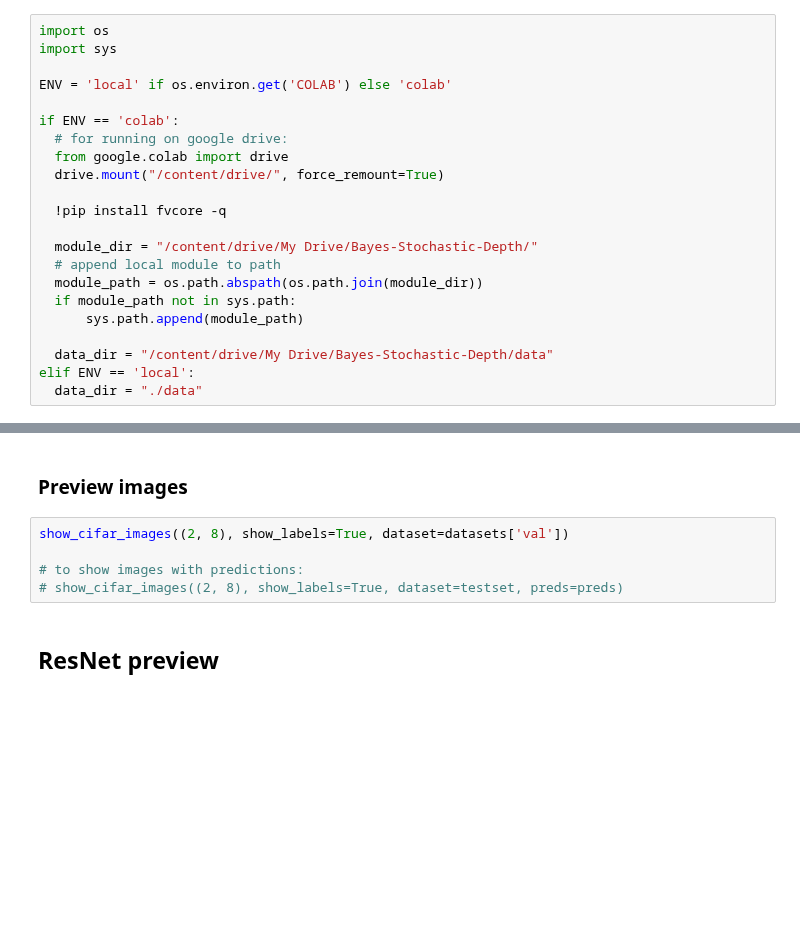
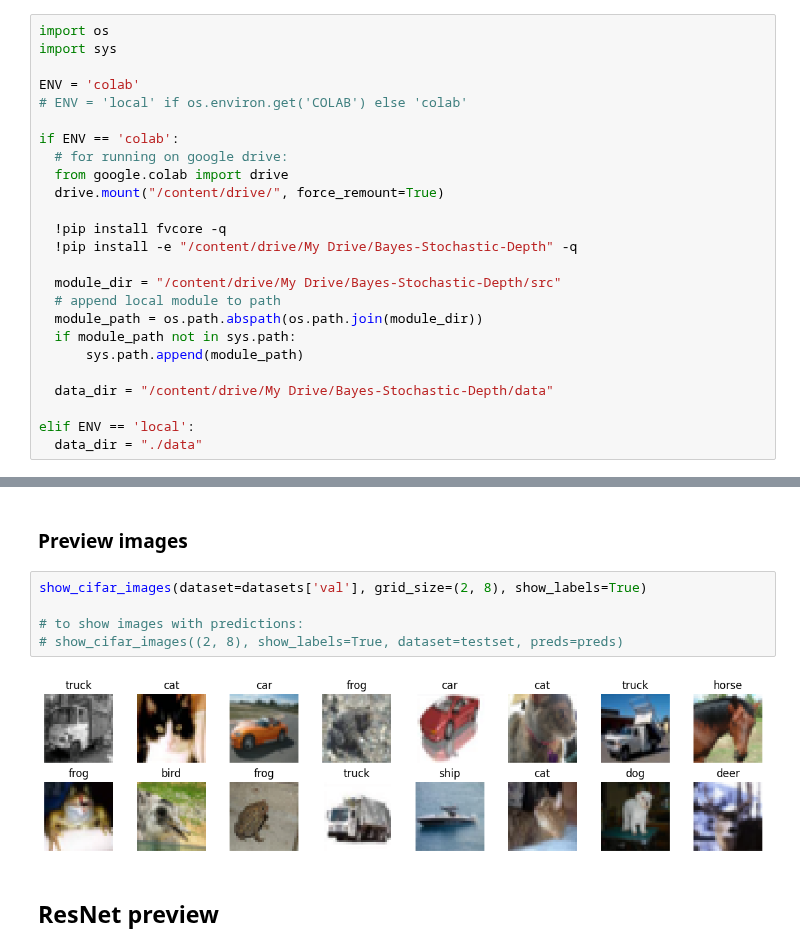
Before and after one commit to LeonY117/Bayes-Stochastic-Depth, a Jupyter notebook: notebooks/sd_CIFAR10.ipynb, the cells around one changed output, grey strips where cells are left out. Drawn from its saved outputs; the diff is of its cells as text; blank space fills up the shorter version.

```diff
--- a/notebooks/sd_CIFAR10.ipynb
+++ b/notebooks/sd_CIFAR10.ipynb
@@ -2,7 +2,8 @@
 import os
 import sys
 
-ENV = 'local' if os.environ.get('COLAB') else 'colab'
+ENV = 'colab'
+# ENV = 'local' if os.environ.get('COLAB') else 'colab'
 
 if ENV == 'colab':
   # for running on google drive:
@@ -10,13 +11,15 @@ if ENV == 'colab':
   drive.mount("/content/drive/", force_remount=True)
 
   !pip install fvcore -q
+  !pip install -e "/content/drive/My Drive/Bayes-Stochastic-Depth" -q
 
-  module_dir = "/content/drive/My Drive/Bayes-Stochastic-Depth/"
+  module_dir = "/content/drive/My Drive/Bayes-Stochastic-Depth/src"
   # append local module to path
   module_path = os.path.abspath(os.path.join(module_dir))
   if module_path not in sys.path:
       sys.path.append(module_path)
 
   data_dir = "/content/drive/My Drive/Bayes-Stochastic-Depth/data"
+
 elif ENV == 'local':
   data_dir = "./data"
@@ -77,10 +93,12 @@ datasets = load_CIFAR(data_dir, DEVICE)
 # %% [markdown]
 ### Preview images
 # %%
-show_cifar_images((2, 8), show_labels=True, dataset=datasets['val'])
+show_cifar_images(dataset=datasets['val'], grid_size=(2, 8), show_labels=True)
 
 # to show images with predictions:
 # show_cifar_images((2, 8), show_labels=True, dataset=testset, preds=preds)
+# %% [output]
+[figure, added]
 # %% [markdown]
 ## ResNet preview
 # %%
```
Also changed, not shown: parts of 11 cells of this notebook.
